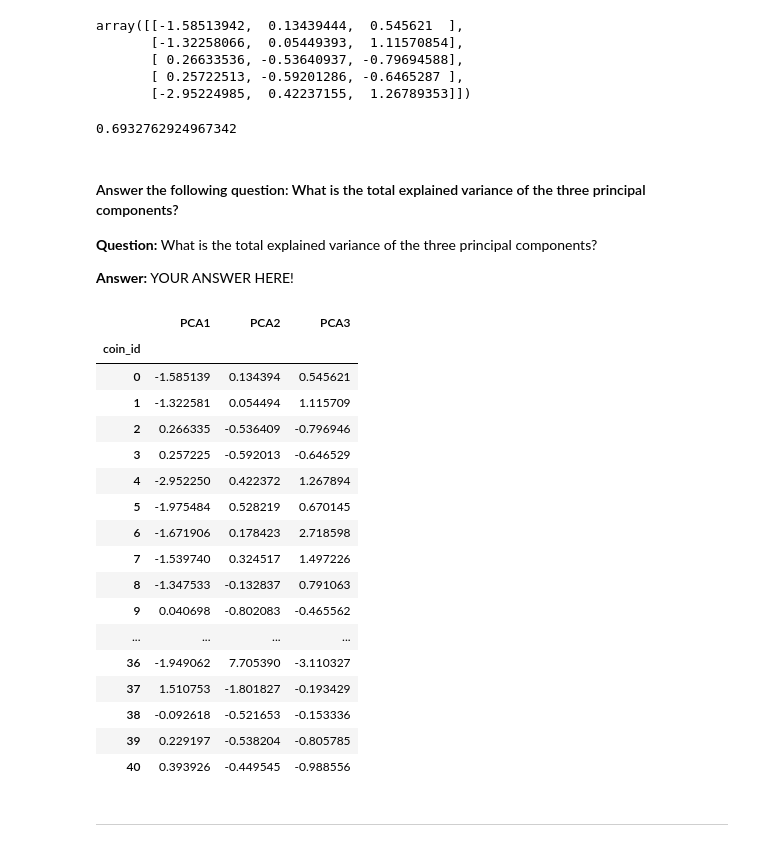
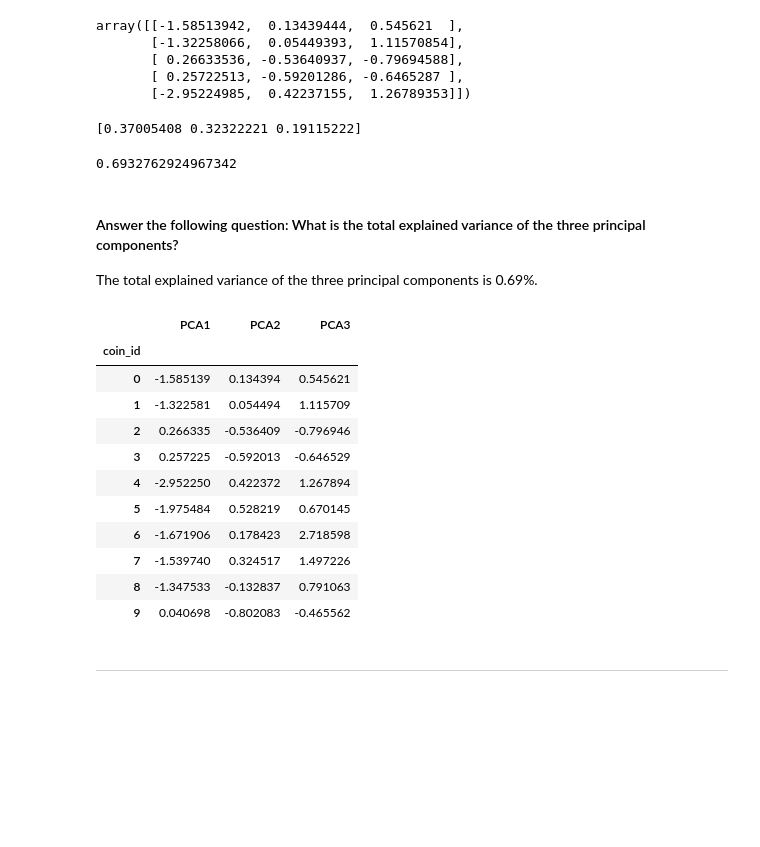
Before and after one commit to jtengsico/10-Unsupervised-Learning, a Jupyter notebook: crypto_investments.ipynb, the cells around one changed output. Drawn from its saved outputs; the diff is of its cells as text; code cells hidden in the pictures; blank space fills up the shorter version.

```diff
--- a/crypto_investments.ipynb
+++ b/crypto_investments.ipynb
@@ -286,51 +285,47 @@ array([[-1.58513942,  0.13439444,  0.545621  ],
 # %%
 # Retrieve the explained variance to determine how much information
 # can be attributed to each principal component.
-pca.explained_variance_ratio_
+exp_var= pca.explained_variance_ratio_
+
+print(exp_var)
+
 pca.explained_variance_ratio_[0]+pca.explained_variance_ratio_[1]
 # %% [output]
-0.6932762924967342
+[0.37005408 0.32322221 0.19115222]
+0.6932762924967342
 # %% [markdown]
 #### Answer the following question: What is the total explained variance of the three principal components?
 
-**Question:** What is the total explained variance of the three principal components?
-
-**Answer:** YOUR ANSWER HERE!
+The total explained variance of the three principal components is 0.69%.
 # %%
 # Create a new DataFrame with the PCA data.
 market_data_pca_df = pd.DataFrame(
     market_data_pca,
     columns=["PCA1", "PCA2", "PCA3"]
 )
 
 
 # Copy the crypto names from the original data
 market_data_pca_df["coin_id"]= market_data_pca_df.index
 
 # Set the coinid column as index
 market_data_pca_df.set_index("coin_id", inplace= True)
 
 # Display sample data
-display(market_data_pca_df)
+display(market_data_pca_df.head(10))
 # %% [output]
 |  | PCA1 | PCA2 | PCA3 |
 | coin_id |  |  |  |
 | 0 | -1.585139 | 0.134394 | 0.545621 |
 | 1 | -1.322581 | 0.054494 | 1.115709 |
 | 2 | 0.266335 | -0.536409 | -0.796946 |
 | 3 | 0.257225 | -0.592013 | -0.646529 |
 | 4 | -2.952250 | 0.422372 | 1.267894 |
 | 5 | -1.975484 | 0.528219 | 0.670145 |
 | 6 | -1.671906 | 0.178423 | 2.718598 |
 | 7 | -1.539740 | 0.324517 | 1.497226 |
 | 8 | -1.347533 | -0.132837 | 0.791063 |
 | 9 | 0.040698 | -0.802083 | -0.465562 |
-| ... | ... | ... | ... |
-| 36 | -1.949062 | 7.705390 | -3.110327 |
-| 37 | 1.510753 | -1.801827 | -0.193429 |
-| 38 | -0.092618 | -0.521653 | -0.153336 |
-| 39 | 0.229197 | -0.538204 | -0.805785 |
-| 40 | 0.393926 | -0.449545 | -0.988556 |
 # %% [markdown]
 ---
 # %% [markdown]
```
Also changed, not shown: parts of 4 cells of this notebook.
